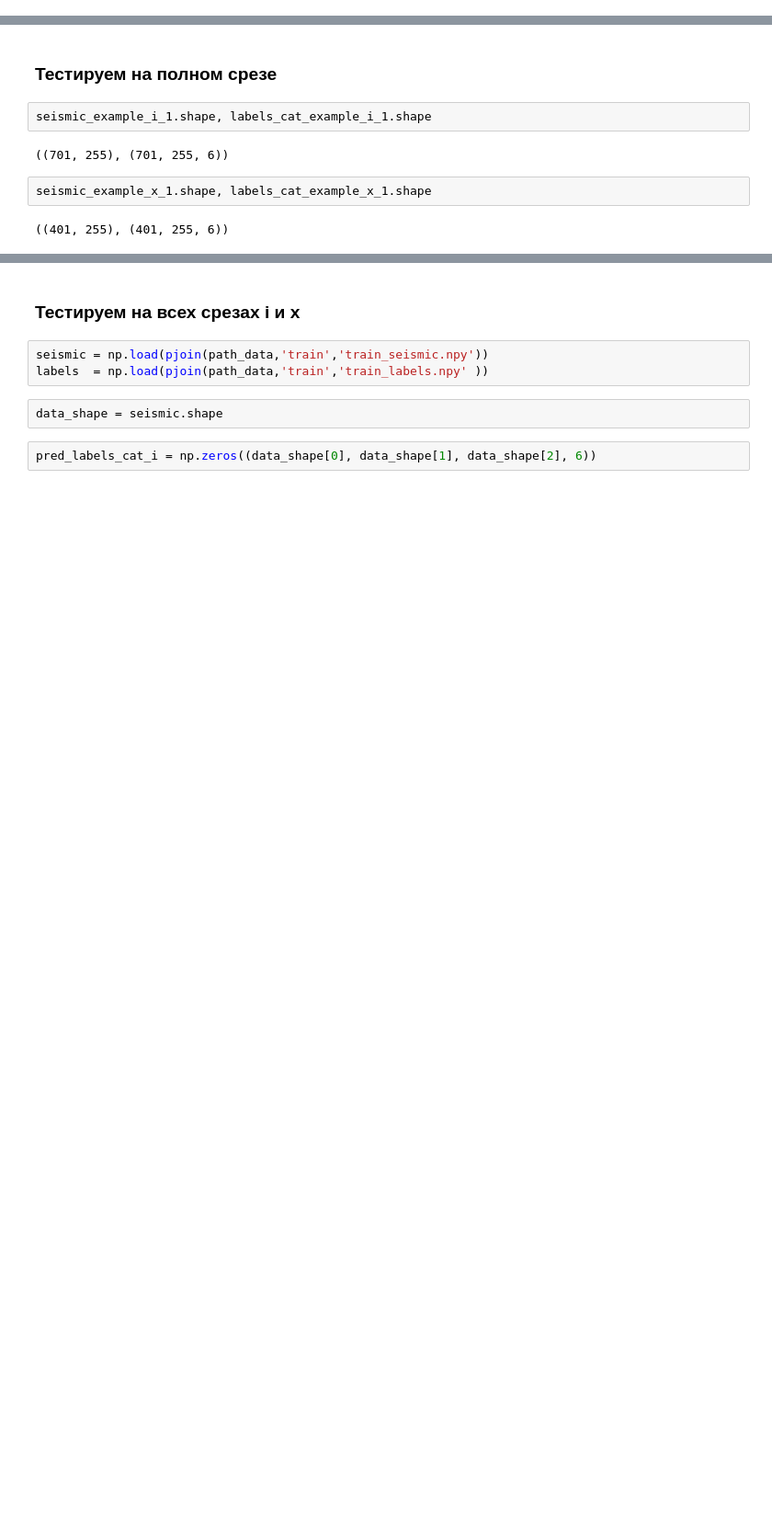
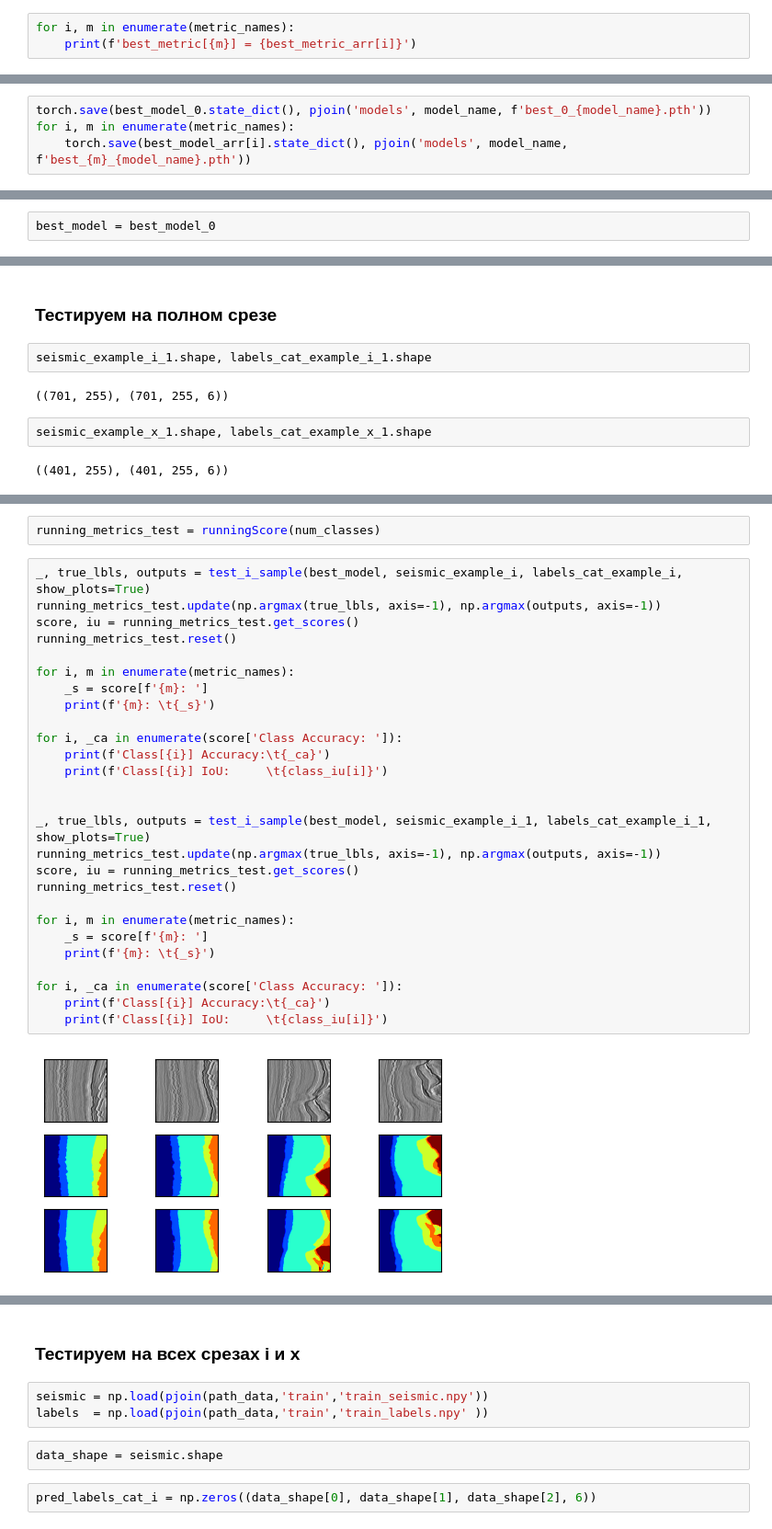
Before and after one commit to ravilkooo/ravil_project, a Jupyter notebook: unet_from_inet.ipynb, the cells around one changed output, grey strips where cells are left out. Shown at 92% size. Saved outputs shown, nothing was run; the diff lists cells and outputs as text; blank space fills up the shorter version.

Commit message:
many metrics

```diff
--- a/unet_from_inet.ipynb
+++ b/unet_from_inet.ipynb
@@ -495,0 +541,3 @@ torch.save(best_model.state_dict(), pjoin('models', model_name, f'{model_name}.p
+# %%
+for i, m in enumerate(metric_names):
+    print(f'best_metric[{m}] = {best_metric_arr[i]}')
@@ -495,0 +549,4 @@ torch.save(best_model.state_dict(), pjoin('models', model_name, f'{model_name}.p
+# %%
+torch.save(best_model_0.state_dict(), pjoin('models', model_name, f'best_0_{model_name}.pth'))
+for i, m in enumerate(metric_names):
+    torch.save(best_model_arr[i].state_dict(), pjoin('models', model_name, f'best_{m}_{model_name}.pth'))
@@ -496,6 +566,8 @@ torch.save(best_model.state_dict(), pjoin('models', model_name, f'{model_name}.p
 # %%
 # model.load_state_dict(torch.load(pjoin('models', model_name, f'{model_name}.pth')))
 # model = last_model
+# %%
+best_model = best_model_0
 # %%
 train_loader = DataLoader(train_dataset, batch_size=batch_size, shuffle=True)
 image_tensor, label_tensor = next(iter(train_loader))
@@ -643,0 +590,31 @@ test_x_sample(seismic_example_x_1, labels_cat_example_x_1)
+# %%
+running_metrics_test = runningScore(num_classes)
+# %%
+_, true_lbls, outputs = test_i_sample(best_model, seismic_example_i, labels_cat_example_i, show_plots=True)
+running_metrics_test.update(np.argmax(true_lbls, axis=-1), np.argmax(outputs, axis=-1))
+score, iu = running_metrics_test.get_scores()
+running_metrics_test.reset()
+
+for i, m in enumerate(metric_names):
+    _s = score[f'{m}: ']
+    print(f'{m}: \t{_s}')
+
+for i, _ca in enumerate(score['Class Accuracy: ']):
+    print(f'Class[{i}] Accuracy:\t{_ca}')
+    print(f'Class[{i}] IoU:     \t{class_iu[i]}')
+
+
+_, true_lbls, outputs = test_i_sample(best_model, seismic_example_i_1, labels_cat_example_i_1, show_plots=True)
+running_metrics_test.update(np.argmax(true_lbls, axis=-1), np.argmax(outputs, axis=-1))
+score, iu = running_metrics_test.get_scores()
+running_metrics_test.reset()
+
+for i, m in enumerate(metric_names):
+    _s = score[f'{m}: ']
+    print(f'{m}: \t{_s}')
+
+for i, _ca in enumerate(score['Class Accuracy: ']):
+    print(f'Class[{i}] Accuracy:\t{_ca}')
+    print(f'Class[{i}] IoU:     \t{class_iu[i]}')
+# %% [output]
+[figure, added]
```
Also changed, not shown: parts of 76 cells of this notebook, 4 other files.
